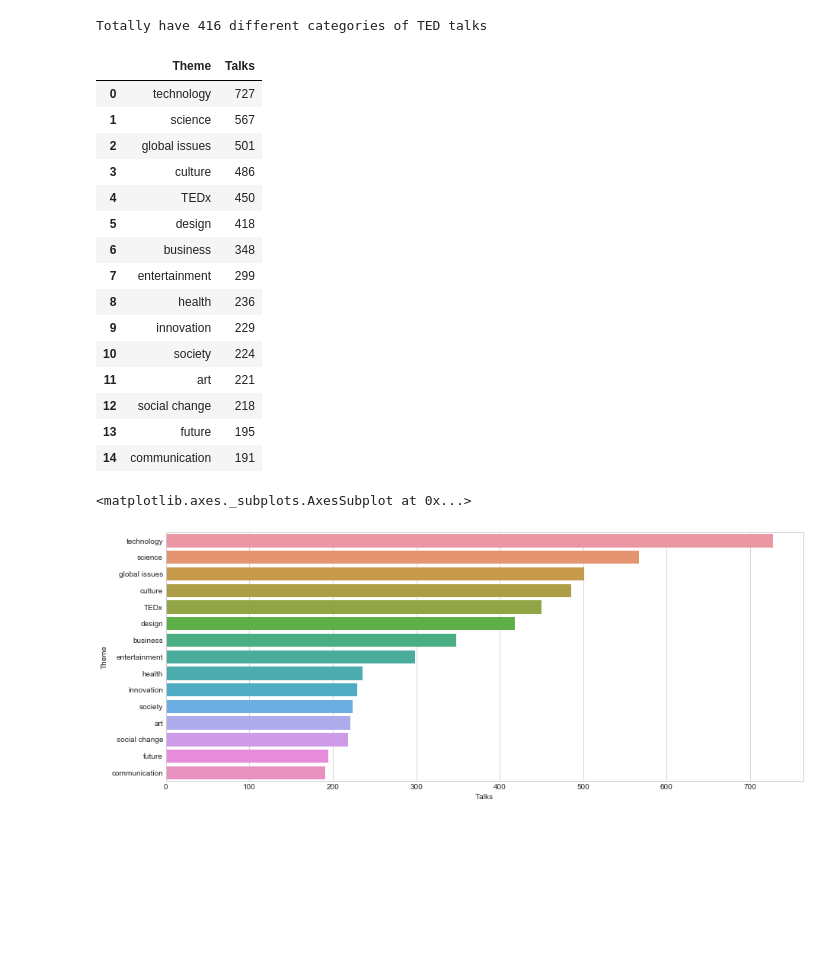
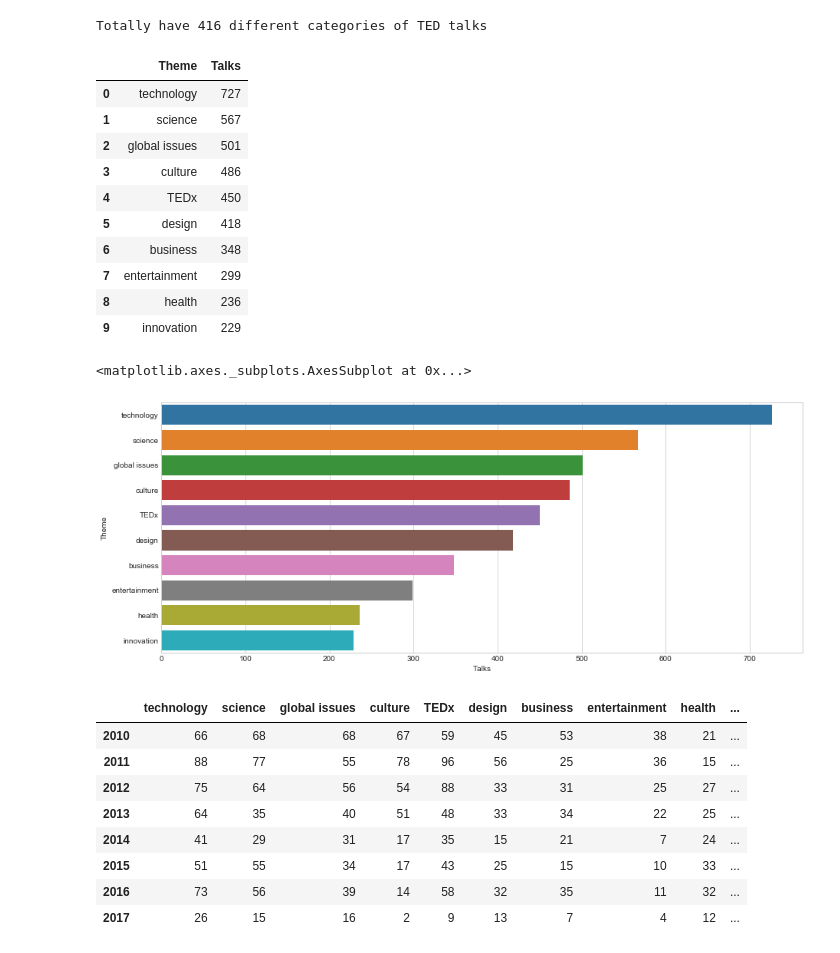
Before and after one commit to MengYao89/Data_Analysis, a Jupyter notebook: Real_World_Data_Analysis/TED_Talks/TED_Talk_Analysis.ipynb, the cells around one changed output. Saved outputs shown, nothing was run; the diff lists cells and outputs as text; code cells hidden in the pictures; blank space fills up the shorter version.

Commit message:
add theme analysis and trend of TED

```diff
--- a/Real_World_Data_Analysis/TED_Talks/TED_Talk_Analysis.ipynb
+++ b/Real_World_Data_Analysis/TED_Talks/TED_Talk_Analysis.ipynb
@@ -295,9 +295,9 @@ print('Totally have {} different categories of TED talks'.format(df_theme.value_
 # %% [output]
 Totally have 416 different categories of TED talks
 # %%
-top_15_theme = pd.DataFrame(df_theme.value_counts()[:15]).reset_index()
-top_15_theme.columns = [['Theme', 'Talks']]
-top_15_theme
+top_10_theme = pd.DataFrame(df_theme.value_counts()[:10]).reset_index()
+top_10_theme.columns = [['Theme', 'Talks']]
+top_10_theme
 # %% [output]
 |  | Theme | Talks |
 | 0 | technology | 727 |
@@ -310,14 +310,30 @@ top_15_theme
 | 7 | entertainment | 299 |
 | 8 | health | 236 |
 | 9 | innovation | 229 |
-| 10 | society | 224 |
-| 11 | art | 221 |
-| 12 | social change | 218 |
-| 13 | future | 195 |
-| 14 | communication | 191 |
 # %%
 plt.figure(figsize=(15,6))
-sns.barplot(x='Talks', y='Theme', data=top_15_theme)
+sns.barplot(x='Talks', y='Theme', data=top_10_theme)
 # %% [output]
 <matplotlib.axes._subplots.AxesSubplot at 0x...>
-[figure, old version]
+[figure, new version]
+# %%
+year_range = list(range(2010, 2018))
+pop_theme = top_5_theme['Theme'].values
+
+def get_count_of_year(year, topic):
+    return df_1[ (df_1['film_date'].map(lambda x: int(x.split('/')[0])) == year) & (df_1['tags'].map(lambda x: topic in x))].shape[0]
+
+year_topic = pd.DataFrame([[get_count_of_year(year, theme) for theme in pop_theme] for year in year_range],
+                          columns=pop_theme,
+                         index=year_range)
+year_topic
+# %% [output]
+|  | technology | science | global issues | culture | TEDx | design | business | entertainment | health | ... |
+| 2010 | 66 | 68 | 68 | 67 | 59 | 45 | 53 | 38 | 21 | ... |
+| 2011 | 88 | 77 | 55 | 78 | 96 | 56 | 25 | 36 | 15 | ... |
+| 2012 | 75 | 64 | 56 | 54 | 88 | 33 | 31 | 25 | 27 | ... |
+| 2013 | 64 | 35 | 40 | 51 | 48 | 33 | 34 | 22 | 25 | ... |
+| 2014 | 41 | 29 | 31 | 17 | 35 | 15 | 21 | 7 | 24 | ... |
+| 2015 | 51 | 55 | 34 | 17 | 43 | 25 | 15 | 10 | 33 | ... |
+| 2016 | 73 | 56 | 39 | 14 | 58 | 32 | 35 | 11 | 32 | ... |
+| 2017 | 26 | 15 | 16 | 2 | 9 | 13 | 7 | 4 | 12 | ... |
```
Also changed, not shown: parts of 7 cells of this notebook.
